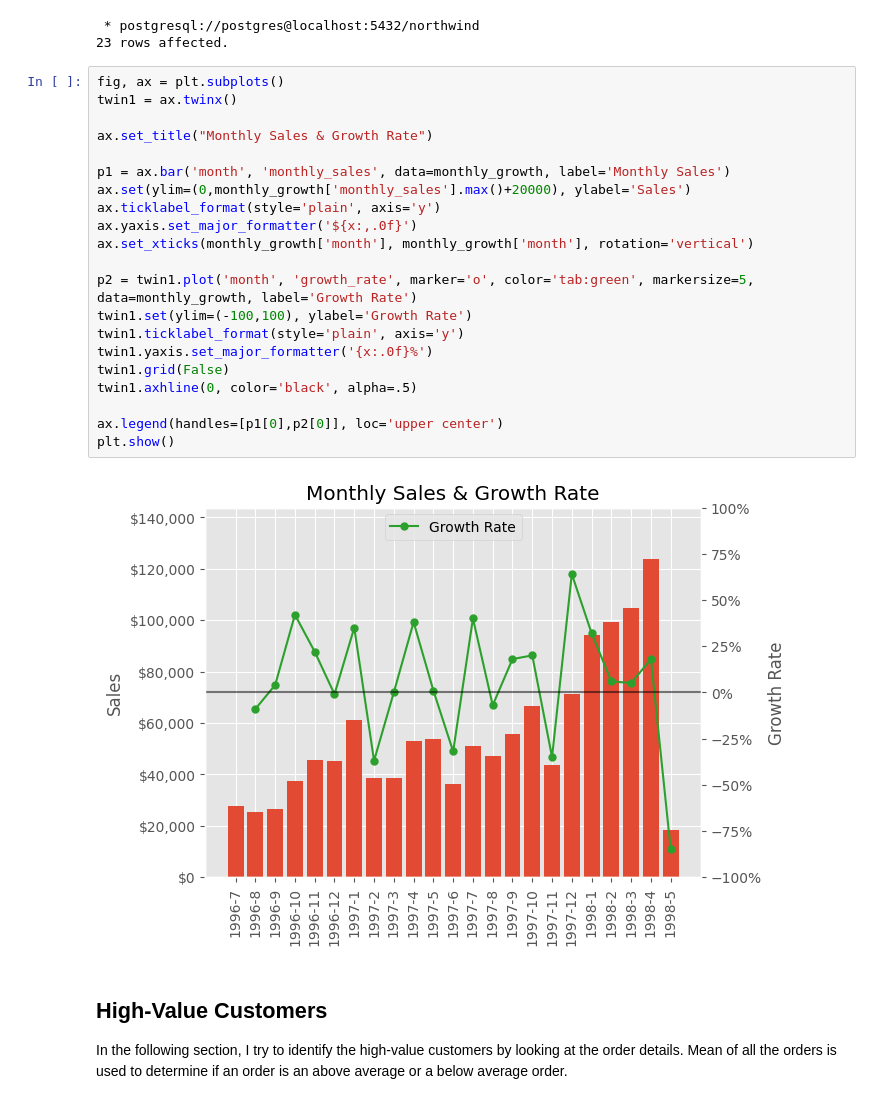
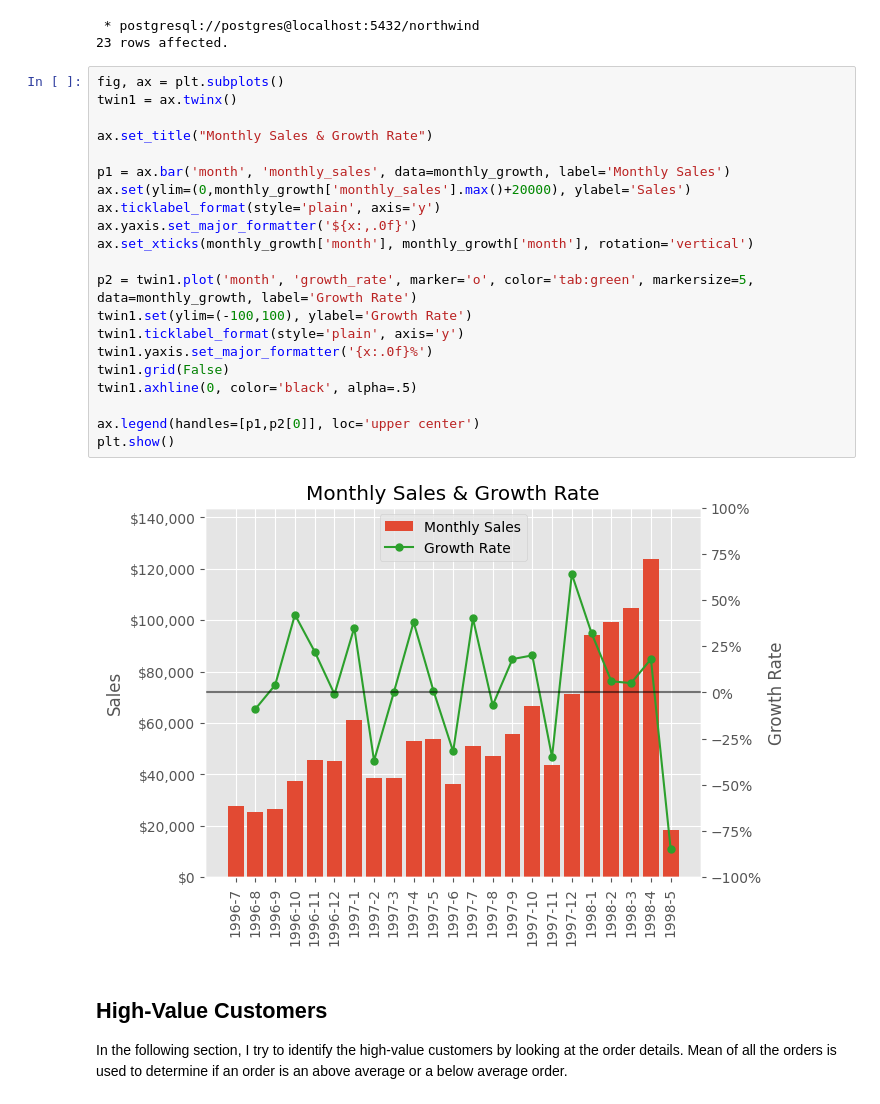
Before and after one commit to moscmh/NorthWind, a Jupyter notebook: northwind.ipynb, the cells around one changed output. Saved outputs shown, nothing was run; the diff lists cells and outputs as text.

```diff
--- a/northwind.ipynb
+++ b/northwind.ipynb
@@ -251,26 +255,26 @@ monthly_growth = pd.DataFrame(result)
 # %%
 fig, ax = plt.subplots()
 twin1 = ax.twinx()
 
 ax.set_title("Monthly Sales & Growth Rate")
 
 p1 = ax.bar('month', 'monthly_sales', data=monthly_growth, label='Monthly Sales')
 ax.set(ylim=(0,monthly_growth['monthly_sales'].max()+20000), ylabel='Sales')
 ax.ticklabel_format(style='plain', axis='y')
 ax.yaxis.set_major_formatter('${x:,.0f}')
 ax.set_xticks(monthly_growth['month'], monthly_growth['month'], rotation='vertical')
 
 p2 = twin1.plot('month', 'growth_rate', marker='o', color='tab:green', markersize=5, data=monthly_growth, label='Growth Rate')
 twin1.set(ylim=(-100,100), ylabel='Growth Rate')
 twin1.ticklabel_format(style='plain', axis='y')
 twin1.yaxis.set_major_formatter('{x:.0f}%')
 twin1.grid(False)
 twin1.axhline(0, color='black', alpha=.5)
 
-ax.legend(handles=[p1[0],p2[0]], loc='upper center')
+ax.legend(handles=[p1,p2[0]], loc='upper center')
 plt.show()
 # %% [output]
-[figure, old version]
+[figure, new version]
 # %% [markdown]
 ## High-Value Customers <a class="anchor" id="customer"></a>
 In the following section, I try to identify the high-value customers by looking at the order details. Mean of all the orders is used to determine if an order is an above average or a below average order.
```
Also changed, not shown: parts of 13 cells of this notebook.
